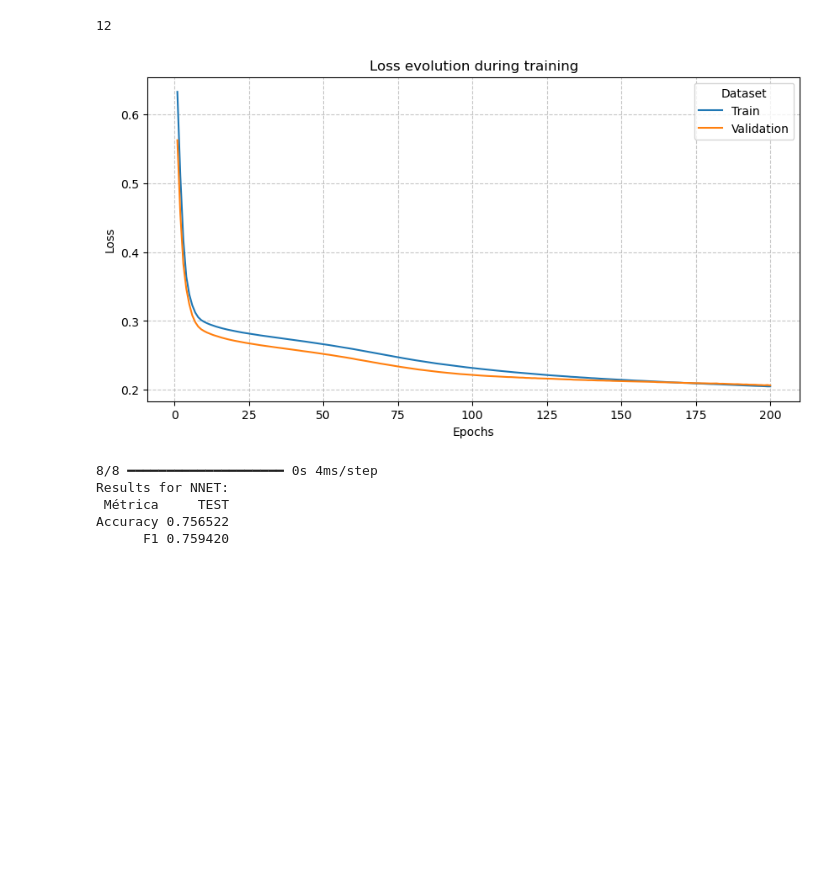
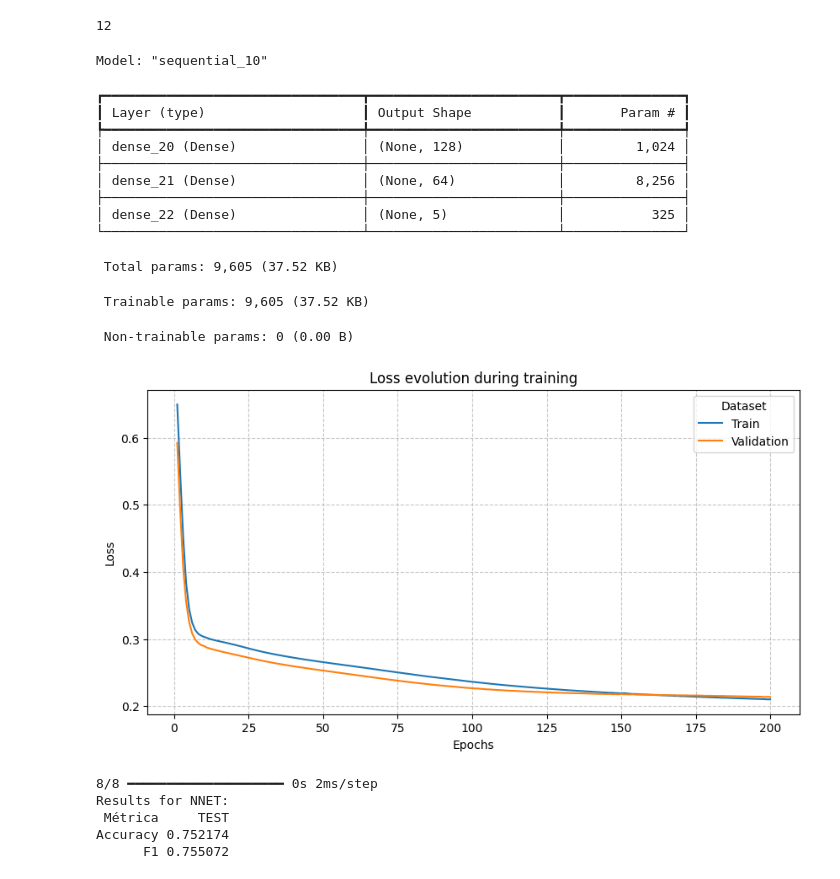
Before and after one commit to Samuels04/University, a Jupyter notebook: 4th Year/IntSys/Lab4.2-Neural Networks (Classification).ipynb, the cells around one changed output. Cells and saved outputs as stored; diff of their text form; code cells hidden in the pictures; blank space fills up the shorter version.

```diff
--- a/4th Year/IntSys/Lab4.2-Neural Networks (Classification).ipynb
+++ b/4th Year/IntSys/Lab4.2-Neural Networks (Classification).ipynb
@@ -1161,37 +1177,50 @@ def neural_network_multilabel_2(learning_rate):
     # We create and compile the model
     model = Sequential()
     model.add(Input(shape=(7,)))
     model.add(Dense(128, activation="relu"))
     model.add(Dense(64, activation="relu"))
     model.add(Dense(5, activation="sigmoid"))
 
     optim = Adam(learning_rate=learning_rate)
 
     # Your code here
     f1 = F1Score(average="macro", threshold=0.5)
 
     # Your code here
 
     model.compile(loss='binary_crossentropy', optimizer=optim, metrics=[f1, "accuracy"])
 
     return model
 
 # We create the network from scratch
 model_mtl = neural_network_multilabel_2(learning_rate = 0.001)
-
+model_mtl.summary()
 # We train the model
 # Your code here
 history = model_mtl.fit(Xtr_s, ytr, validation_split = 0.2, batch_size = 64, epochs = 200, verbose = 0)
 
 # We visualize the training
 # Your code here
 plot_loss_history(history)
 preds_test = (model_mtl.predict(Xte_s))
 evaluate_model(yte, preds_test>0.5, "NNET", average="samples")
 # %% [output]
+Model: "sequential_10"
+┏━━━━━━━━━━━━━━━━━━━━━━━━━━━━━━━━━┳━━━━━━━━━━━━━━━━━━━━━━━━┳━━━━━━━━━━━━━━━┓
+┃ Layer (type)                    ┃ Output Shape           ┃       Param # ┃
+┡━━━━━━━━━━━━━━━━━━━━━━━━━━━━━━━━━╇━━━━━━━━━━━━━━━━━━━━━━━━╇━━━━━━━━━━━━━━━┩
+│ dense_20 (Dense)                │ (None, 128)            │         1,024 │
+├─────────────────────────────────┼────────────────────────┼───────────────┤
+│ dense_21 (Dense)                │ (None, 64)             │         8,256 │
+├─────────────────────────────────┼────────────────────────┼───────────────┤
+│ dense_22 (Dense)                │ (None, 5)              │           325 │
+└─────────────────────────────────┴────────────────────────┴───────────────┘
+ Total params: 9,605 (37.52 KB)
+ Trainable params: 9,605 (37.52 KB)
+ Non-trainable params: 0 (0.00 B)
-[figure, old version]
+[figure, new version]
-8/8 ━━━━━━━━━━━━━━━━━━━━ 0s 4ms/step
-Results for NNET:
- Métrica     TEST
-Accuracy 0.756522
-      F1 0.759420
+8/8 ━━━━━━━━━━━━━━━━━━━━ 0s 2ms/step
+Results for NNET:
+ Métrica     TEST
+Accuracy 0.752174
+      F1 0.755072
```
Also changed, not shown: parts of 14 cells of this notebook, 2 other files.
